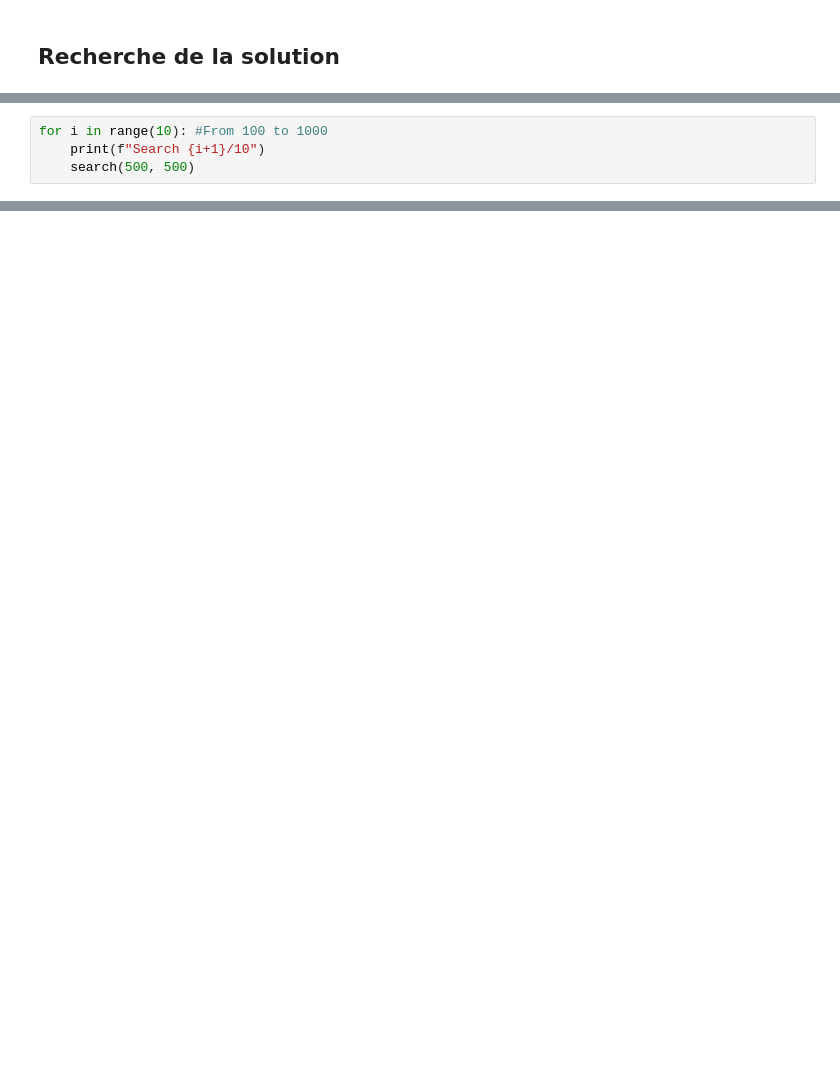
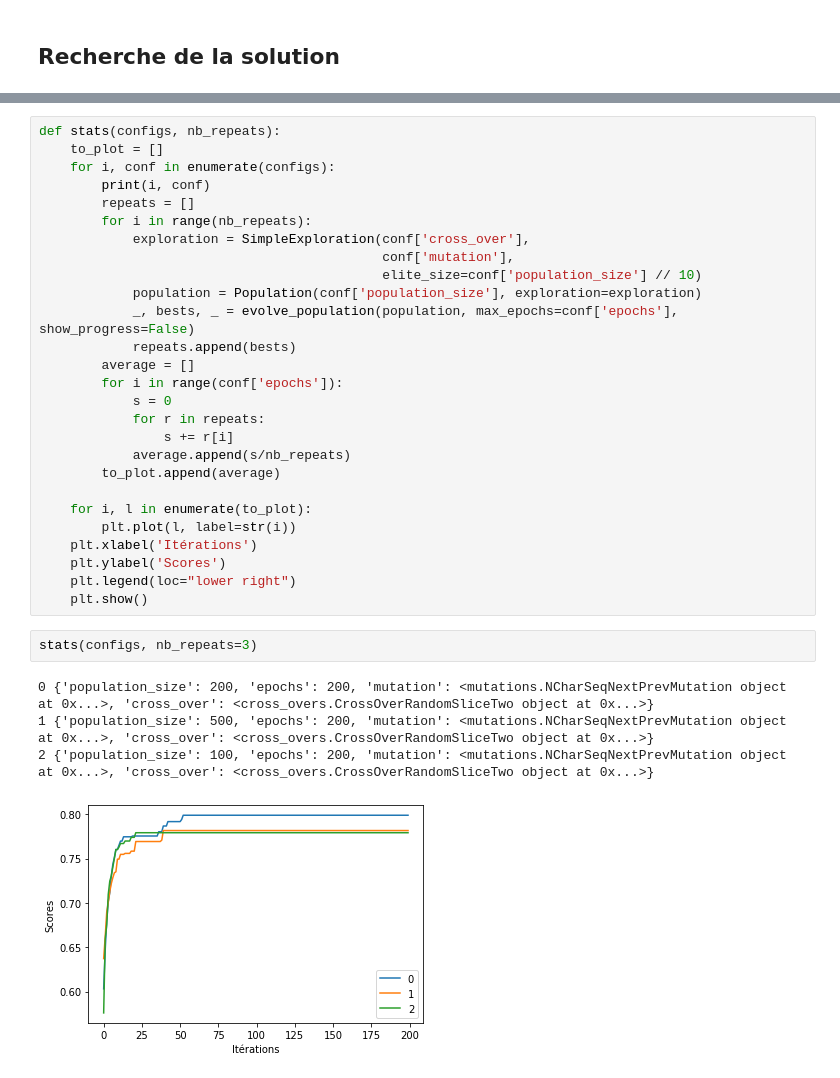
Before and after one commit to pierreelliott/genetic_algorithms, a Jupyter notebook: TP Genetic Algorithm.ipynb, the cells around one changed output, grey strips where cells are left out. Saved outputs shown, nothing was run; the diff lists cells and outputs as text; blank space fills up the shorter version.

```diff
--- a/TP Genetic Algorithm.ipynb
+++ b/TP Genetic Algorithm.ipynb
@@ -95,4 +94,0 @@ Best solution found: GZYLGRO1FHUHUV94 (1.000)
-# %%
-for i in range(10): #From 100 to 1000
-    print(f"Search {i+1}/10")
-    search(500, 500)
@@ -120,0 +135,34 @@ Best solution found: OZYLGRGUFH1HUV94 (0.958)
+# %%
+def stats(configs, nb_repeats):
+    to_plot = []
+    for i, conf in enumerate(configs):
+        print(i, conf)
+        repeats = []
+        for i in range(nb_repeats):
+            exploration = SimpleExploration(conf['cross_over'],
+                                            conf['mutation'],
+                                            elite_size=conf['population_size'] // 10)
+            population = Population(conf['population_size'], exploration=exploration)
+            _, bests, _ = evolve_population(population, max_epochs=conf['epochs'], show_progress=False)
+            repeats.append(bests)
+        average = []
+        for i in range(conf['epochs']):
+            s = 0
+            for r in repeats:
+                s += r[i]
+            average.append(s/nb_repeats)
+        to_plot.append(average)
+
+    for i, l in enumerate(to_plot):
+        plt.plot(l, label=str(i))
+    plt.xlabel('Itérations')
+    plt.ylabel('Scores')
+    plt.legend(loc="lower right")
+    plt.show()
+# %%
+stats(configs, nb_repeats=3)
+# %% [output]
+0 {'population_size': 200, 'epochs': 200, 'mutation': <mutations.NCharSeqNextPrevMutation object at 0x...>, 'cross_over': <cross_overs.CrossOverRandomSliceTwo object at 0x...>}
+1 {'population_size': 500, 'epochs': 200, 'mutation': <mutations.NCharSeqNextPrevMutation object at 0x...>, 'cross_over': <cross_overs.CrossOverRandomSliceTwo object at 0x...>}
+2 {'population_size': 100, 'epochs': 200, 'mutation': <mutations.NCharSeqNextPrevMutation object at 0x...>, 'cross_over': <cross_overs.CrossOverRandomSliceTwo object at 0x...>}
+[figure, added]
```
Also changed, not shown: parts of 11 cells of this notebook, 1 other file.
